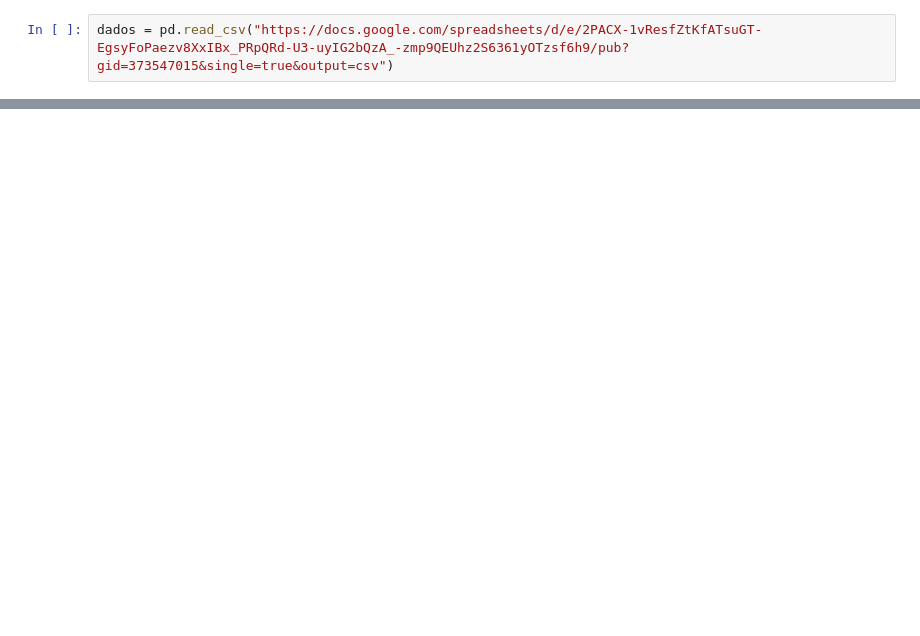
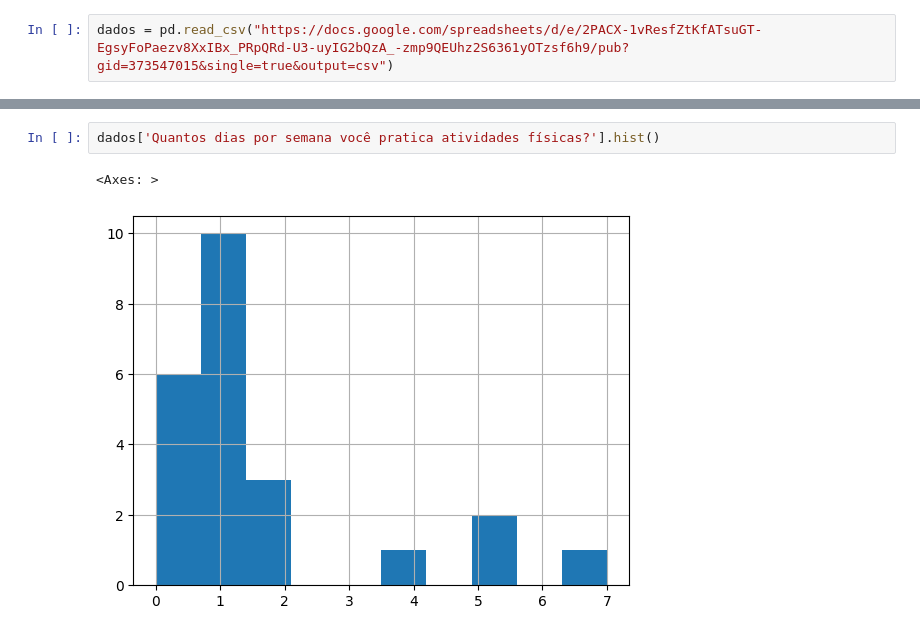
Before and after one commit to X4mpu/AnalisedeDados_Alura, a Jupyter notebook: DataAnalisys1.ipynb, the cells around one changed output, grey strips where cells are left out. Saved outputs shown, nothing was run; the diff lists cells and outputs as text; blank space fills up the shorter version.

```diff
--- a/DataAnalisys1.ipynb
+++ b/DataAnalisys1.ipynb
@@ -26,0 +38,5 @@ dados
+# %%
+dados['Quantos dias por semana você pratica atividades físicas?'].hist()
+# %% [output]
+<Axes: >
+[figure, added]
```
Also changed, not shown: parts of 5 cells of this notebook.
